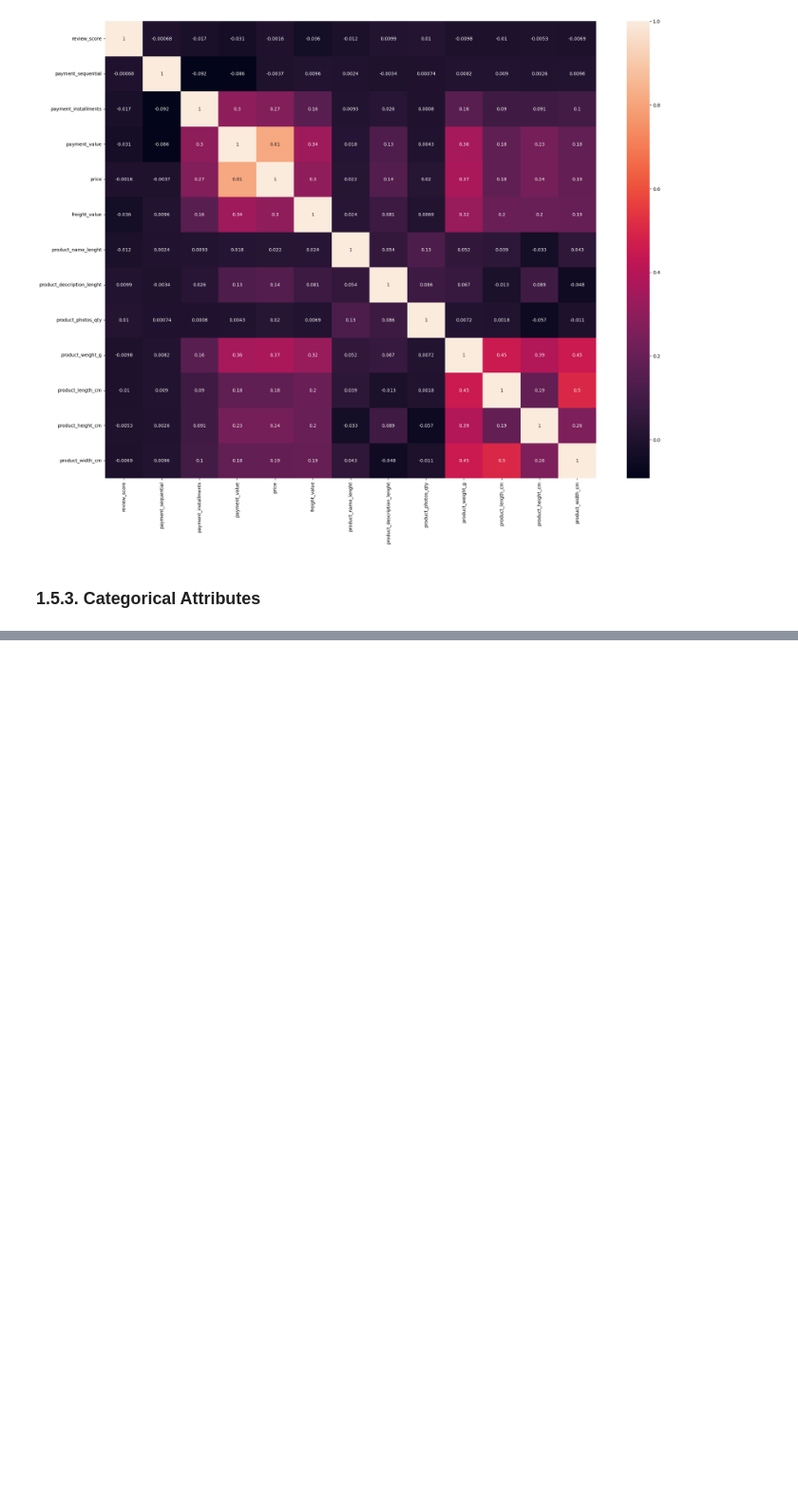
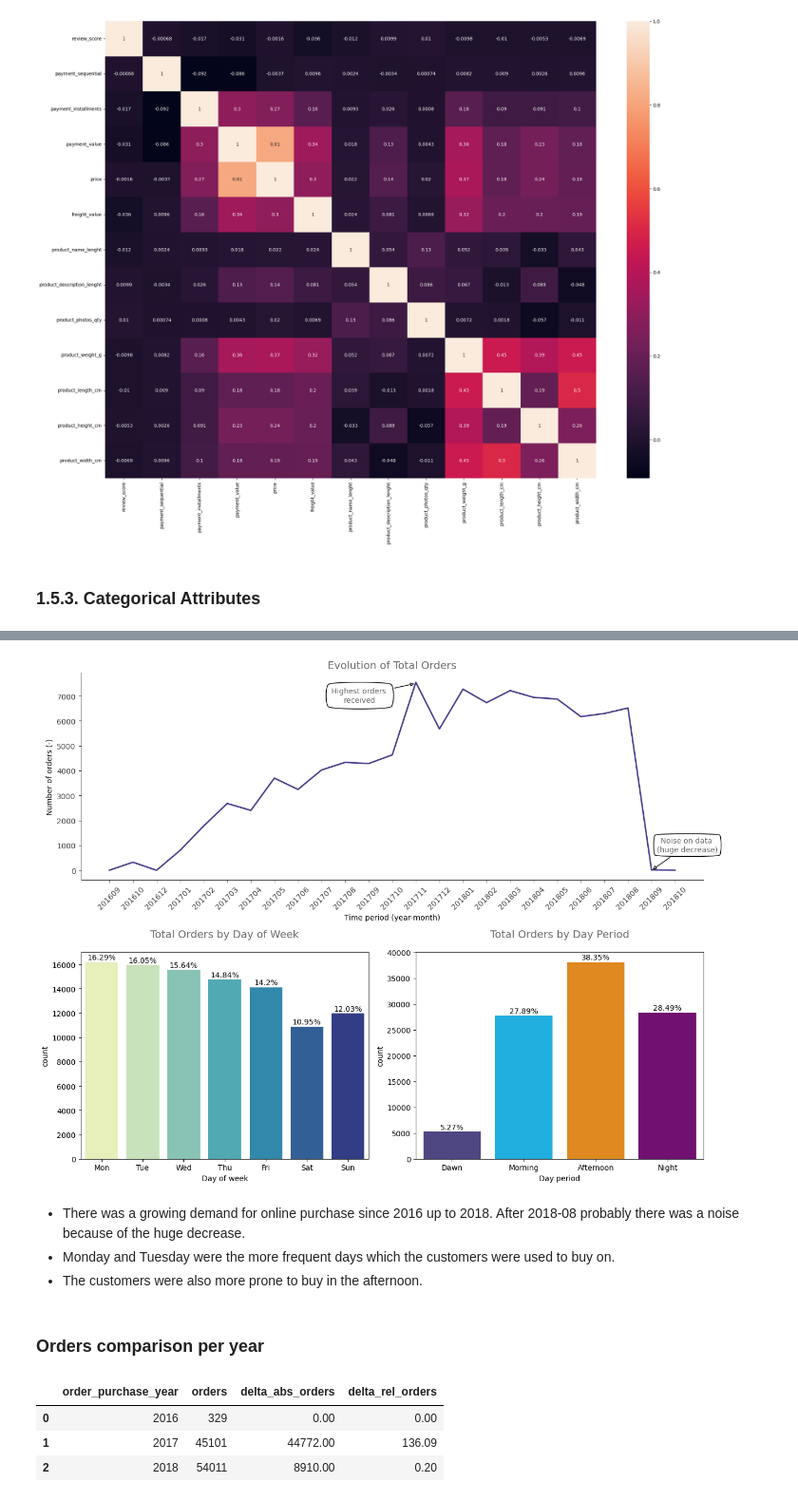
Before and after one commit to lucasquemelli/customer_satisfaction_prediction, a Jupyter notebook: customer_satisfaction_prediction.ipynb, the cells around one changed output, grey strips where cells are left out. Shown at 95% size. Saved outputs shown, nothing was run; the diff lists cells and outputs as text; code cells hidden in the pictures; blank space fills up the shorter version.

```diff
--- a/customer_satisfaction_prediction.ipynb
+++ b/customer_satisfaction_prediction.ipynb
@@ -943,0 +1082,55 @@ sns.heatmap(num_attributes.corr(method="kendall"), annot=True);
+# %%
+# Create a 2x2 subplot layout using gridspec
+fig = plt.figure(constrained_layout=True, figsize=(13, 10))
+gs = gridspec.GridSpec(2, 2, figure=fig)
+
+# Chart 1: Lineplot - Evolution of e-commerce orders along time
+ax1 = fig.add_subplot(gs[0, :])
+sns.lineplot(data=df_orders['order_purchase_year_month'].value_counts().sort_index(), ax=ax1,
+             color='darkslateblue', linewidth=2)
+plt.xlabel("Time period (year-month)")
+plt.ylabel("Number of orders (-)")
+ax1.annotate(f'Highest orders \nreceived', (13, 7500), xytext=(-75, -25),
+             textcoords='offset points', bbox=dict(boxstyle="round4", fc="w", pad=.8),
+             arrowprops=dict(arrowstyle='-|>', fc='w'), color='dimgrey', ha='center')
+ax1.annotate(f'Noise on data \n(huge decrease)', (23, 0), xytext=(48, 25),
+             textcoords='offset points', bbox=dict(boxstyle="round4", fc="w", pad=.5),
+             arrowprops=dict(arrowstyle='-|>', fc='w'), color='dimgrey', ha='center')
+format_spines(ax1, right_border=False)
+for tick in ax1.get_xticklabels():
+    tick.set_rotation(45)
+ax1.set_title('Evolution of Total Orders', size=14, color='dimgrey')
+
+# Chart 2: Barchart - Total of orders by day of week
+ax2 = fig.add_subplot(gs[1, 0])
+single_countplot(df_orders, x='order_purchase_dayofweek', ax=ax2, palette='YlGnBu')
+weekday_label = ['Mon', 'Tue', 'Wed', 'Thu', 'Fri', 'Sat', 'Sun']
+ax2.set_xticklabels(weekday_label)
+ax2.set_title('Total Orders by Day of Week', size=14, color='dimgrey', pad=20)
+plt.xlabel("Day of week")
+for p in ax2.patches:
+    ax2.annotate(format(str((p.get_height()/len(df_orders)*100).round(2)) + '%'),
+                 (p.get_x() + p.get_width()/2, p.get_height()),
+                 ha='center', va='center', xytext=(0, 6), textcoords='offset points')
+
+# Chart 3: Barchart - Total of orders by time of the day
+ax3 = fig.add_subplot(gs[1, 1])
+day_color_list = ['darkslateblue', 'deepskyblue', 'darkorange', 'purple']
+single_countplot(df_orders, x='order_purchase_time_day', ax=ax3, palette=day_color_list)
+ax3.set_title('Total Orders by Day Period', size=14, color='dimgrey', pad=20)
+plt.xlabel("Day period")
+for p in ax3.patches:
+    ax3.annotate(format(str((p.get_height()/len(df_orders)*100).round(2)) + '%'),
+                 (p.get_x() + p.get_width()/2, p.get_height()),
+                 ha='center', va='center', xytext=(0, 6), textcoords='offset points')
+
+plt.tight_layout()
+plt.show();
+# %% [output]
+[figure, added]
+# %% [markdown]
+- There was a growing demand for online purchase since 2016 up to 2018. After 2018-08 probably there was a noise because of the huge decrease.
+- Monday and Tuesday were the more frequent days which the customers were used to buy on.
+- The customers were also more prone to buy in the afternoon.
+# %% [markdown]
+### Orders comparison per year
@@ -943,0 +1150,7 @@ sns.heatmap(num_attributes.corr(method="kendall"), annot=True);
+# %%
+aux
+# %% [output]
+|  | order_purchase_year | orders | delta_abs_orders | delta_rel_orders |
+| 0 | 2016 | 329 | 0.00 | 0.00 |
+| 1 | 2017 | 45101 | 44772.00 | 136.09 |
+| 2 | 2018 | 54011 | 8910.00 | 0.20 |
```
Also changed, not shown: parts of 19 cells of this notebook.
